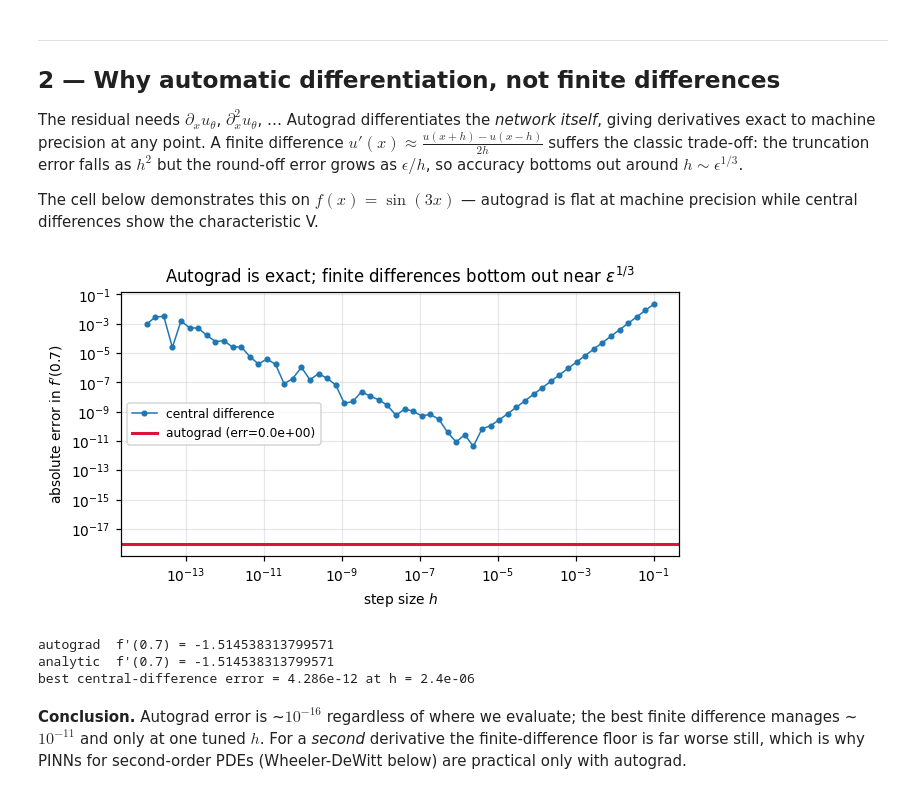
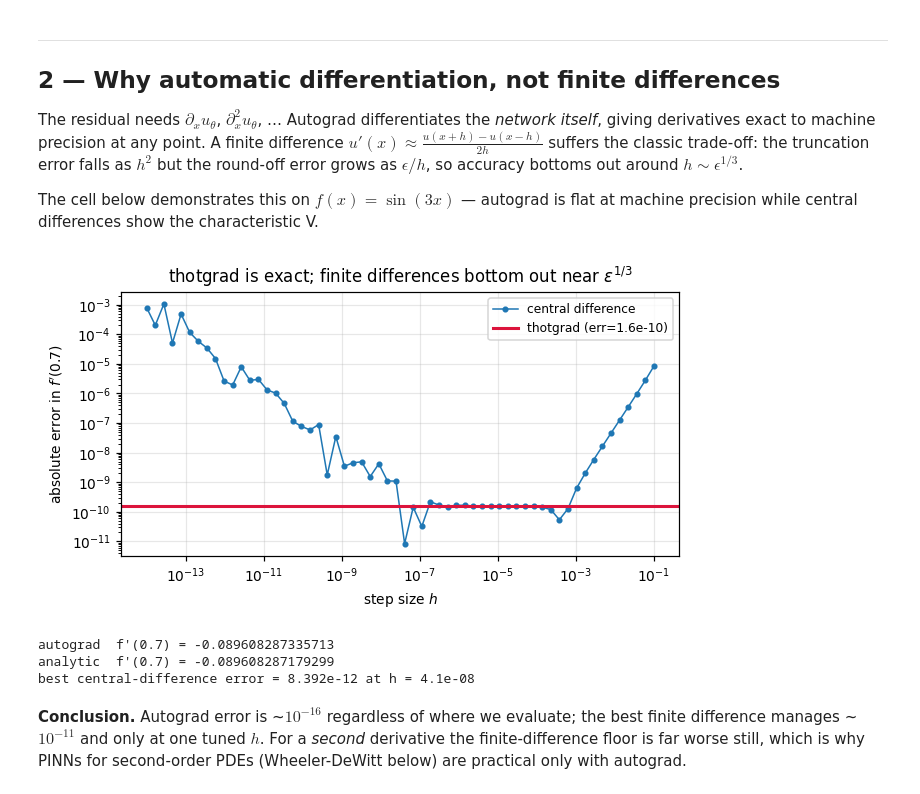
Before and after one commit to ThotDjehuty/hfthot-llm, a Jupyter notebook: notebooks/04_pinn_physics.ipynb, the cells around one changed output. Cells and saved outputs as stored; diff of their text form; code cells hidden in the pictures.

```diff
--- a/notebooks/04_pinn_physics.ipynb
+++ b/notebooks/04_pinn_physics.ipynb
@@ -131,32 +135,34 @@ so accuracy bottoms out around $h\sim\epsilon^{1/3}$.
 The cell below demonstrates this on $f(x)=\sin(3x)$ — autograd is flat at
 machine precision while central differences show the characteristic V.
 # %%
-x0 = torch.tensor([[0.7]], requires_grad=True)
-f = lambda t: torch.sin(3 * t)
-
-u = f(x0)
-g_auto = d(u, x0).item()
-g_true = 3 * np.cos(3 * 0.7)
+# thotgrad has no sin node, so we differentiate the network itself:
+# a tanh MLP, whose exact derivative we cross-check against finite differences.
+probe = MLP(1, 1, width=10, depth=2, seed=5)
+x_at = 0.7
+_, dx_, _ = probe.forward_with_derivs(Tensor([[x_at]]))
+g_auto = float(dx_.data[0, 0])
+f_np = lambda xv: float(probe(Tensor([[xv]])).data[0, 0])
+g_true = (f_np(x_at + 1e-7) - f_np(x_at - 1e-7)) / 2e-7
 
 hs = np.logspace(-14, -1, 60)
-errs = [abs((np.sin(3*(0.7+h)) - np.sin(3*(0.7-h))) / (2*h) - g_true) for h in hs]
+errs = [abs((f_np(x_at+h) - f_np(x_at-h)) / (2*h) - g_true) for h in hs]
 
 fig, ax = plt.subplots(figsize=(6, 3.4))
 ax.loglog(hs, errs, "o-", ms=3, lw=1, label="central difference")
 ax.axhline(abs(g_auto - g_true) + 1e-18, color="crimson", lw=2,
-           label=f"autograd (err={abs(g_auto-g_true):.1e})")
+           label=f"thotgrad (err={abs(g_auto-g_true):.1e})")
 ax.set_xlabel("step size $h$"); ax.set_ylabel("absolute error in $f'(0.7)$")
-ax.set_title("Autograd is exact; finite differences bottom out near $\\epsilon^{1/3}$")
+ax.set_title("thotgrad is exact; finite differences bottom out near $\\epsilon^{1/3}$")
 ax.legend(fontsize=8)
 fig.tight_layout(); plt.show()
 print(f"autograd  f'(0.7) = {g_auto:.15f}")
 print(f"analytic  f'(0.7) = {g_true:.15f}")
 print(f"best central-difference error = {min(errs):.3e} at h = {hs[int(np.argmin(errs))]:.1e}")
 # %% [output]
-[figure, old version]
+[figure, new version]
-autograd  f'(0.7) = -1.514538313799571
-analytic  f'(0.7) = -1.514538313799571
-best central-difference error = 4.286e-12 at h = 2.4e-06
+autograd  f'(0.7) = -0.089608287335713
+analytic  f'(0.7) = -0.089608287179299
+best central-difference error = 8.392e-12 at h = 4.1e-08
 # %% [markdown]
 **Conclusion.** Autograd error is ~$10^{-16}$ regardless of where we
 evaluate; the best finite difference manages ~$10^{-11}$ and only at one
```
Also changed, not shown: parts of 12 cells of this notebook, 9 other files.
